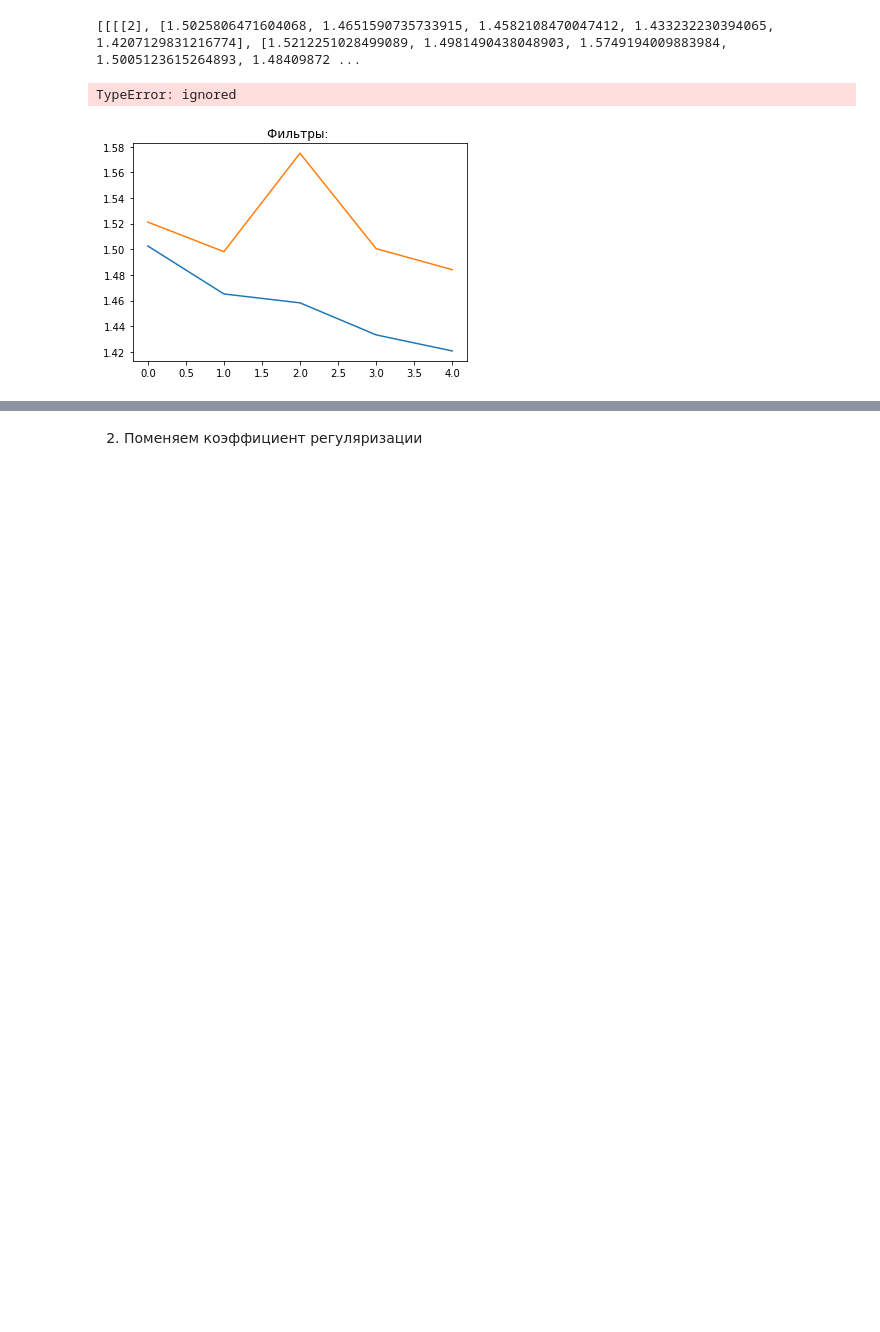
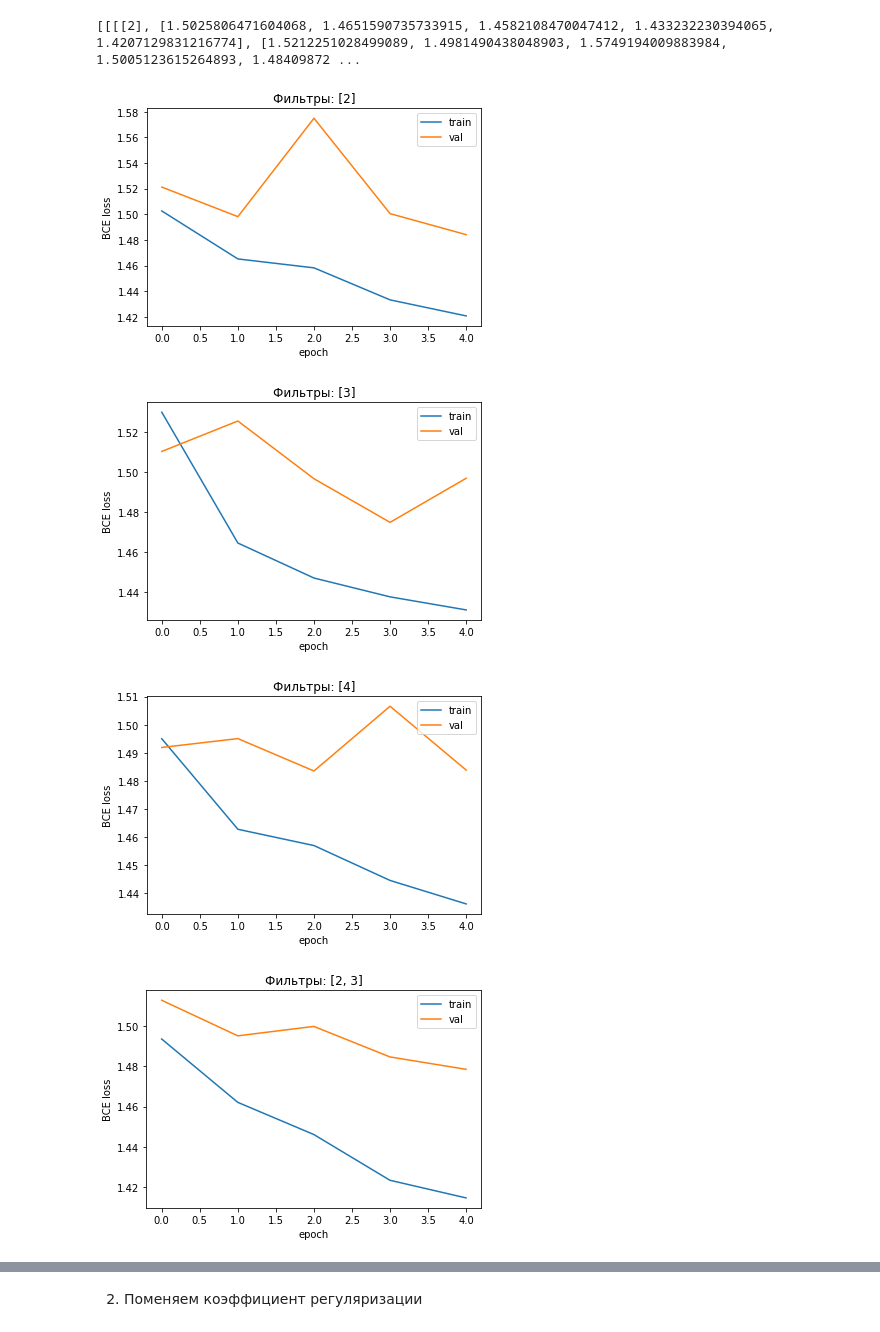
Before and after one commit to IrinaLobanova2000/NN-homeworks, a Jupyter notebook: NN3.ipynb, the cells around one changed output, grey strips where cells are left out. Drawn from its saved outputs; the diff is of its cells as text; code cells hidden in the pictures; blank space fills up the shorter version.

```diff
--- a/NN3.ipynb
+++ b/NN3.ipynb
@@ -478,12 +478,14 @@ print(results)
 # %%
 for res in results:
   plt.plot(res[0][1])
   plt.plot(res[0][2])
-  plt.title('Фильтры: ', res[0][0])
+  plt.title('Фильтры: {}'.format(res[0][0]))
   plt.ylabel('BCE loss')
   plt.xlabel('epoch')
   plt.legend(['train', 'val'], loc='upper right')
   plt.show()
 # %% [output]
-TypeError: ignored
-[figure, old version]
+[figure, new version]
+[figure, added]
+[figure, added]
+[figure, added]
```
Also changed, not shown: parts of 3 cells of this notebook.
